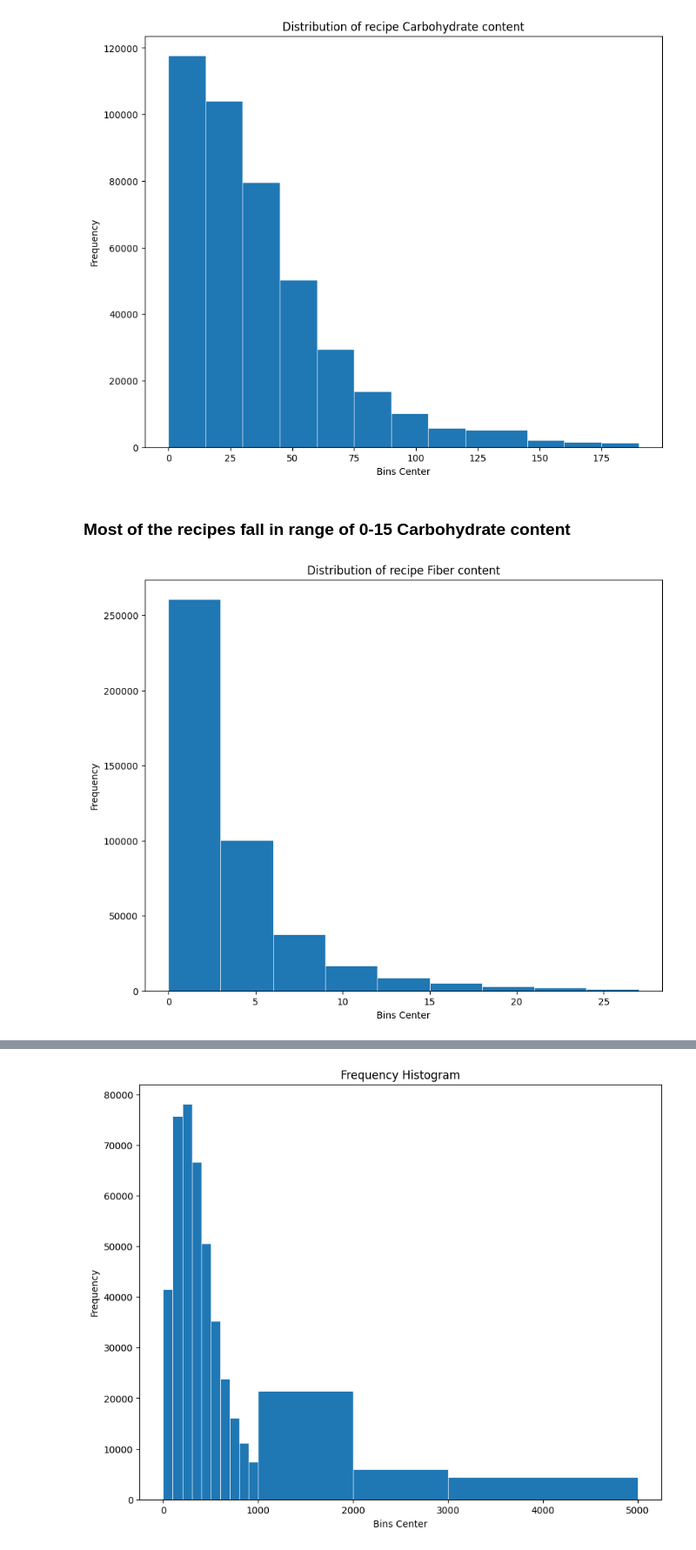
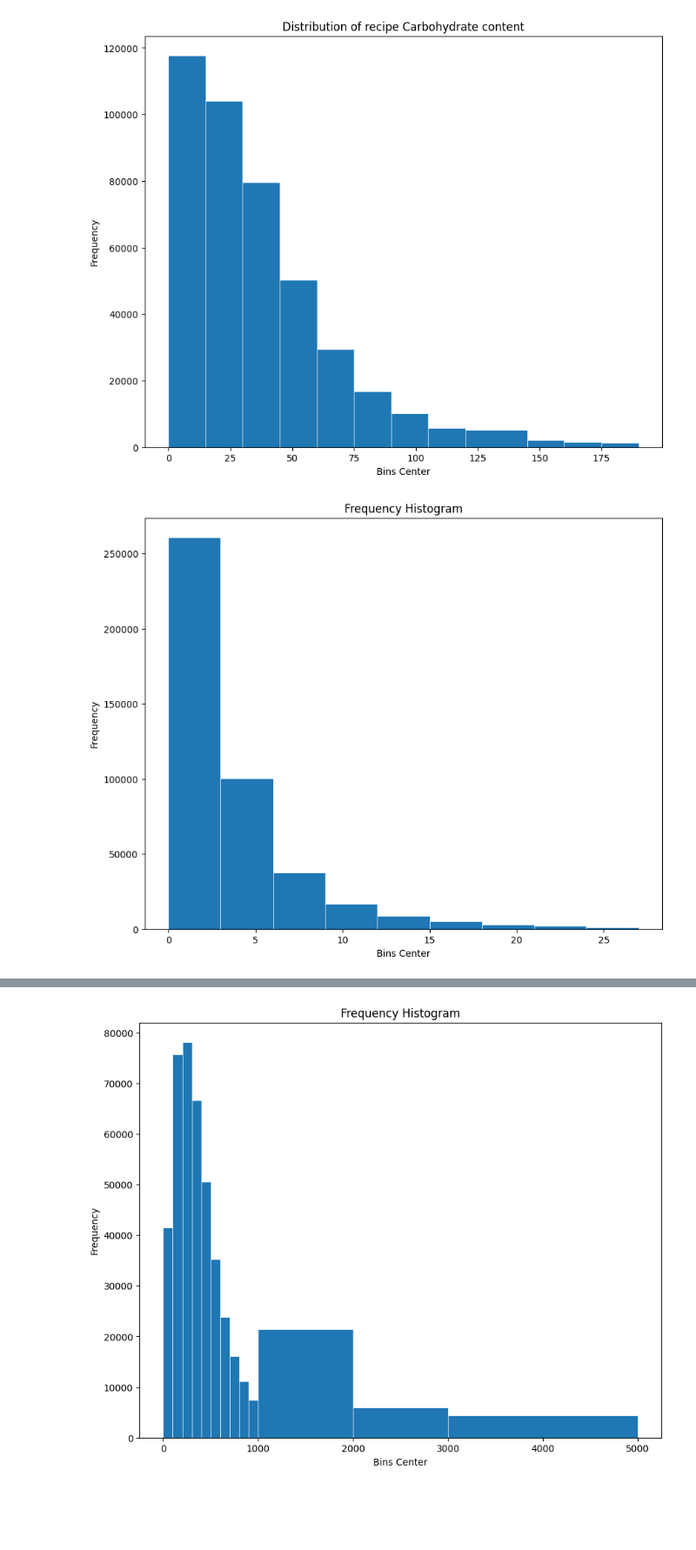
Before and after one commit to AnjaliPatil4/Diet-Recommendation-Chatbot, a Jupyter notebook: final-diet-recommendation-chatbot.ipynb, the cells around one changed output, grey strips where cells are left out. Shown at 87% size. Saved outputs shown, nothing was run; the diff lists cells and outputs as text; code cells hidden in the pictures; blank space fills up the shorter version.

```diff
--- a/final-diet-recommendation-chatbot.ipynb
+++ b/final-diet-recommendation-chatbot.ipynb
@@ -24,7 +26,7 @@ for dirname, _, filenames in os.walk('/kaggle/input'):
 # %%
 # Loading the data
-dataset = pd.read_csv("/kaggle/input/foodcom-recipes-and-reviews/recipes.csv")
-dataset.head()
+data = pd.read_csv("/kaggle/input/foodcom-recipes-and-reviews/recipes.csv")
+data
 # %% [output]
 |  | RecipeId | Name | AuthorId | AuthorName | CookTime | PrepTime | TotalTime | DatePublished | Description | ... |
 | 0 | 38 | Low-Fat Berry Blue Frozen Dessert | 1533 | Dancer | PT24H | PT45M | PT24H45M | 1999-08-09T21:46:00Z | Make and share this Low-Fat Berry... | ... |
@@ -38,6 +44,6 @@ dataset.head()
 # %% [markdown]
 # Column Selection
 # %%
+dataset=data.copy()
 columns=['RecipeId','Name','CookTime','PrepTime','TotalTime','RecipeIngredientParts','Calories','FatContent','CholesterolContent','SodiumContent','CarbohydrateContent','FiberContent','SugarContent','ProteinContent','RecipeInstructions']
 dataset=dataset[columns]
-dataset.head()
@@ -212,15 +211,13 @@ ax.hist(dataset.CarbohydrateContent.to_numpy(),bins=[0,15,30,45,60,75,90,105,120
 plt.show()
 # %% [output]
 [figure]
-# %% [markdown]
-<h3>Most of the recipes fall in range of 0-15 Carbohydrate content
 # %%
 import matplotlib.pyplot as plt
 fig, ax = plt.subplots(figsize=(10, 8))
-plt.title('Distribution of recipe Fiber content')
+plt.title('Frequency Histogram')
 plt.ylabel('Frequency')
 plt.xlabel('Bins Center')
 ax.hist(dataset.FiberContent.to_numpy(),bins=[0,3,6,9,12,15,18,21,24,27],linewidth=0.5, edgecolor="white")
 plt.show()
 # %% [output]
-[figure, old version]
+[figure, new version]
```
Also changed, not shown: parts of 92 cells of this notebook, 2 other files.
